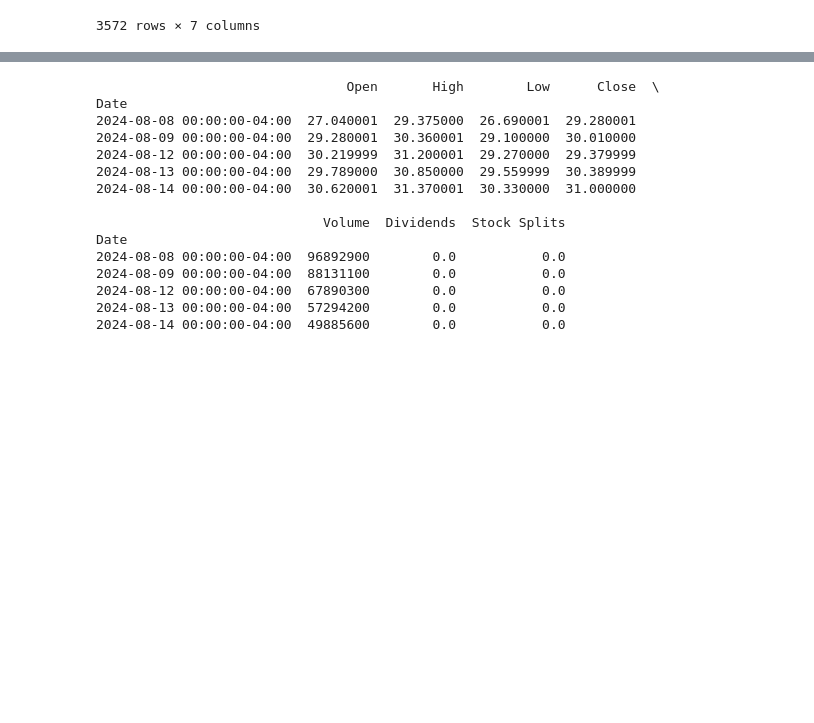
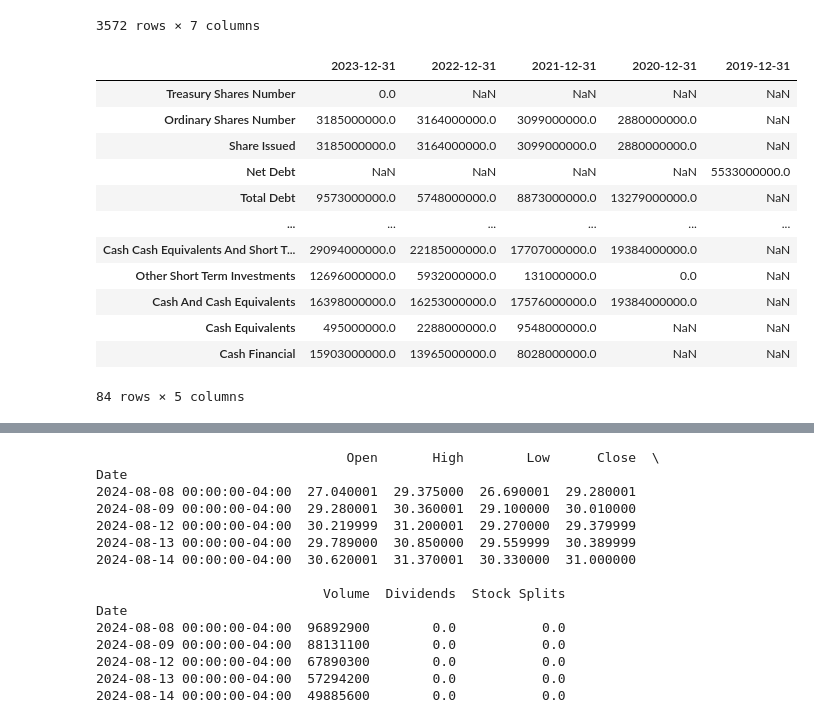
Before and after one commit to LuisCerelli/Conexion_Yahoo_Finance_con_Python, a Jupyter notebook: yahoo_finance.ipynb, the cells around one changed output, grey strips where cells are left out. Drawn from its saved outputs; the diff is of its cells as text; code cells hidden in the pictures; blank space fills up the shorter version.

```diff
--- a/yahoo_finance.ipynb
+++ b/yahoo_finance.ipynb
@@ -27,3 +27,21 @@ tesla.history(period='max')
 | 2024-09-05 00:00:00-04:00 | 223.490005 | 235.000000 | 222.250000 | 230.169998 | 119355000 | 0.0 | 0.0 |
 | 2024-09-06 00:00:00-04:00 | 232.600006 | 233.600006 | 210.509995 | 210.729996 | 111652800 | 0.0 | 0.0 |
 3572 rows × 7 columns
+# %%
+#tambien podemos pedir el balance general de la compania, pero solo los ultimos 4 balances...
+
+tesla.balance_sheet
+# %% [output]
+|  | 2023-12-31 | 2022-12-31 | 2021-12-31 | 2020-12-31 | 2019-12-31 |
+| Treasury Shares Number | 0.0 | NaN | NaN | NaN | NaN |
+| Ordinary Shares Number | 3185000000.0 | 3164000000.0 | 3099000000.0 | 2880000000.0 | NaN |
+| Share Issued | 3185000000.0 | 3164000000.0 | 3099000000.0 | 2880000000.0 | NaN |
+| Net Debt | NaN | NaN | NaN | NaN | 5533000000.0 |
+| Total Debt | 9573000000.0 | 5748000000.0 | 8873000000.0 | 13279000000.0 | NaN |
+| ... | ... | ... | ... | ... | ... |
+| Cash Cash Equivalents And Short T... | 29094000000.0 | 22185000000.0 | 17707000000.0 | 19384000000.0 | NaN |
+| Other Short Term Investments | 12696000000.0 | 5932000000.0 | 131000000.0 | 0.0 | NaN |
+| Cash And Cash Equivalents | 16398000000.0 | 16253000000.0 | 17576000000.0 | 19384000000.0 | NaN |
+| Cash Equivalents | 495000000.0 | 2288000000.0 | 9548000000.0 | NaN | NaN |
+| Cash Financial | 15903000000.0 | 13965000000.0 | 8028000000.0 | NaN | NaN |
+84 rows × 5 columns
```
Also changed, not shown: parts of 6 cells of this notebook.
